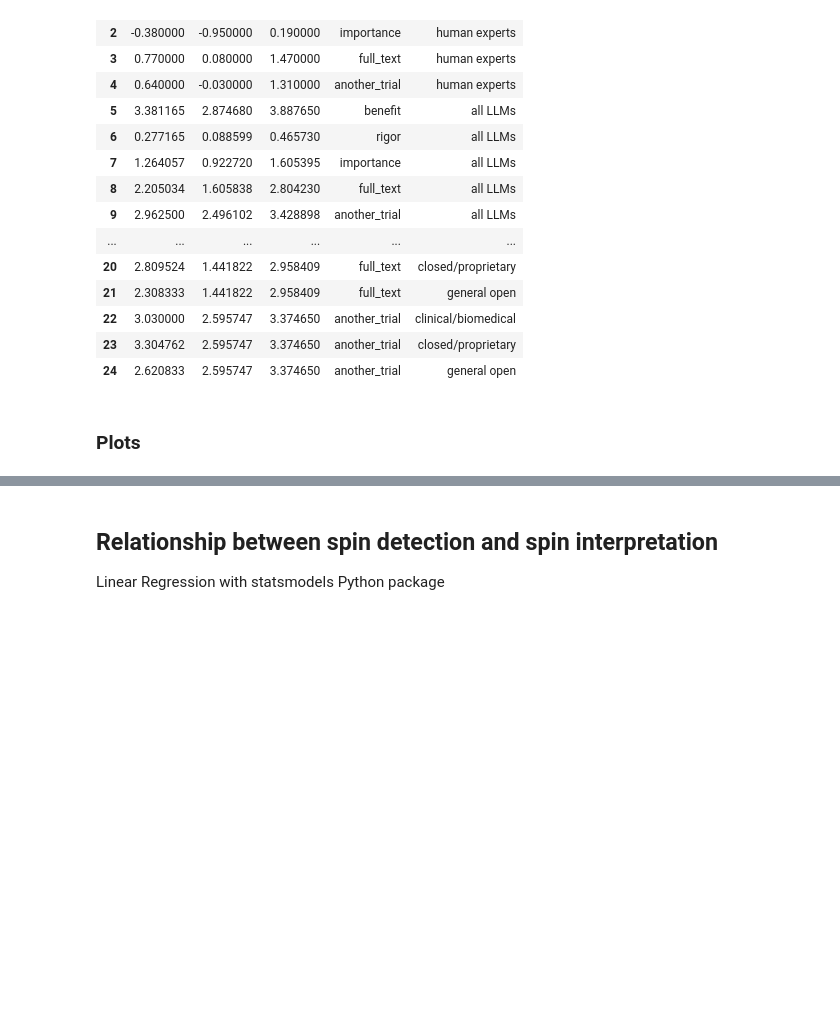
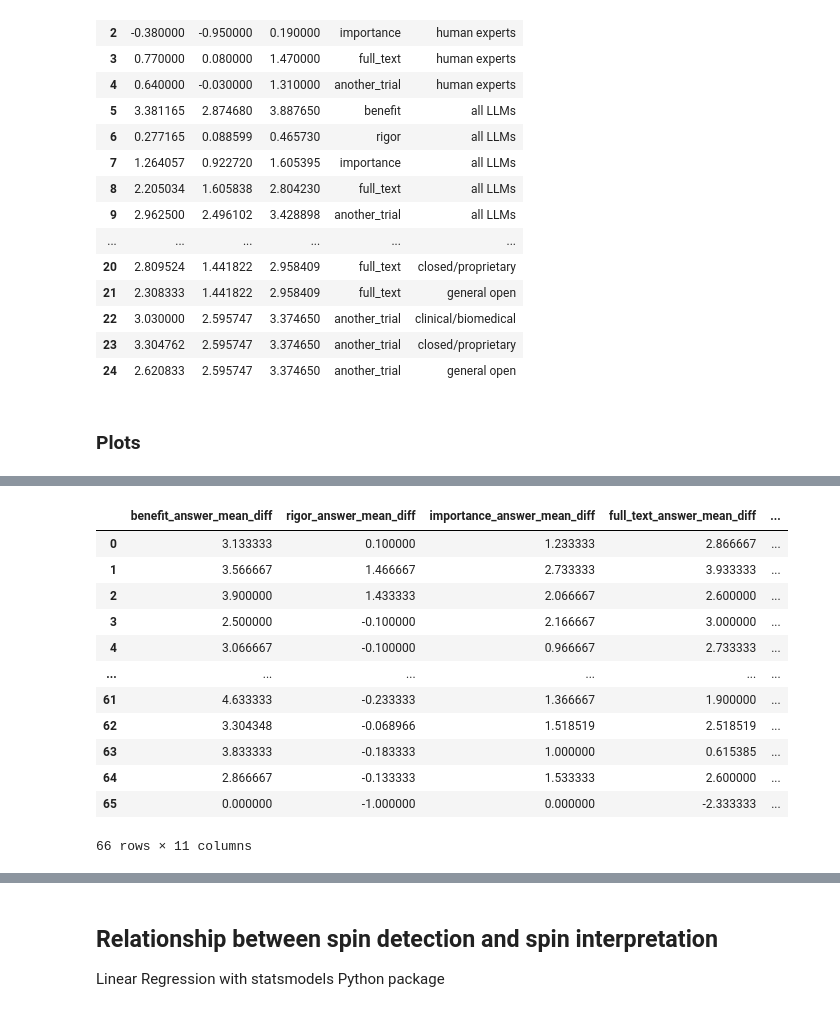
Before and after one commit to hyesunyun/MedLitSpin, a Jupyter notebook: code/calculate_stats.ipynb, the cells around one changed output, grey strips where cells are left out. Drawn from its saved outputs; the diff is of its cells as text; code cells hidden in the pictures; blank space fills up the shorter version.

```diff
--- a/code/calculate_stats.ipynb
+++ b/code/calculate_stats.ipynb
@@ -715,0 +733,17 @@ chart
+# %%
+# "interpretation_overall_metrics.json"
+# "gold_labelled_interpretation_overall_metrics.json"
+# "model_output_labelled_interpretation_overall_metrics.json"
+
+gold_labelled_interpretation_stats_df = pd.read_json("./eval_outputs/gold_labelled_interpretation_overall_metrics.json", orient="index")
+
+gold_labelled_interpretation_stats_df["model_name"] = gold_labelled_interpretation_stats_df.index
+gold_labelled_interpretation_stats_df["model_type"] = gold_labelled_interpretation_stats_df.index.map(lambda x: model_metadata[x]["model_type"])
+gold_labelled_interpretation_stats_df["model_size_in_b"] = gold_labelled_interpretation_stats_df.index.map(lambda x: model_metadata[x]["model_size_in_b"])
+# remove index
+gold_labelled_interpretation_stats_df.reset_index(drop=True, inplace=True)
+
+print(f"Number of models: {len(gold_labelled_interpretation_stats_df)}")
+
+gold_labelled_interpretation_stats_df.sort_index(inplace=True) # alphabetical order
+# gold_labelled_interpretation_stats_df
@@ -715,0 +791,17 @@ chart
+# %%
+# "interpretation_overall_metrics.json"
+# "gold_labelled_interpretation_overall_metrics.json"
+# "model_output_labelled_interpretation_overall_metrics.json"
+
+model_output_labelled_interpretation_stats_df = pd.read_json("./eval_outputs/model_output_labelled_interpretation_overall_metrics.json", orient="index")
+
+model_output_labelled_interpretation_stats_df["model_name"] = model_output_labelled_interpretation_stats_df.index
+model_output_labelled_interpretation_stats_df["model_type"] = model_output_labelled_interpretation_stats_df.index.map(lambda x: model_metadata[x]["model_type"])
+model_output_labelled_interpretation_stats_df["model_size_in_b"] = model_output_labelled_interpretation_stats_df.index.map(lambda x: model_metadata[x]["model_size_in_b"])
+# remove index
+model_output_labelled_interpretation_stats_df.reset_index(drop=True, inplace=True)
+
+print(f"Number of models: {len(model_output_labelled_interpretation_stats_df)}")
+
+model_output_labelled_interpretation_stats_df.sort_index(inplace=True) # alphabetical order
+# model_output_labelled_interpretation_stats_df
@@ -715,0 +935,22 @@ chart
+# %%
+interpretation_stats_df["method_category"] = "vanilla"
+gold_labelled_interpretation_stats_df["method_category"] = "gold_labelled"
+model_output_labelled_interpretation_stats_df["method_category"] = "model_output_labelled"
+
+all_interpretation_stats_df = pd.concat([interpretation_stats_df, gold_labelled_interpretation_stats_df, model_output_labelled_interpretation_stats_df], ignore_index=True)
+
+all_interpretation_stats_df
+# %% [output]
+|  | benefit_answer_mean_diff | rigor_answer_mean_diff | importance_answer_mean_diff | full_text_answer_mean_diff | ... |
+| 0 | 3.133333 | 0.100000 | 1.233333 | 2.866667 | ... |
+| 1 | 3.566667 | 1.466667 | 2.733333 | 3.933333 | ... |
+| 2 | 3.900000 | 1.433333 | 2.066667 | 2.600000 | ... |
+| 3 | 2.500000 | -0.100000 | 2.166667 | 3.000000 | ... |
+| 4 | 3.066667 | -0.100000 | 0.966667 | 2.733333 | ... |
+| ... | ... | ... | ... | ... | ... |
+| 61 | 4.633333 | -0.233333 | 1.366667 | 1.900000 | ... |
+| 62 | 3.304348 | -0.068966 | 1.518519 | 2.518519 | ... |
+| 63 | 3.833333 | -0.183333 | 1.000000 | 0.615385 | ... |
+| 64 | 2.866667 | -0.133333 | 1.533333 | 2.600000 | ... |
+| 65 | 0.000000 | -1.000000 | 0.000000 | -2.333333 | ... |
+66 rows × 11 columns
```
Also changed, not shown: parts of 16 cells of this notebook, 15 other files.
